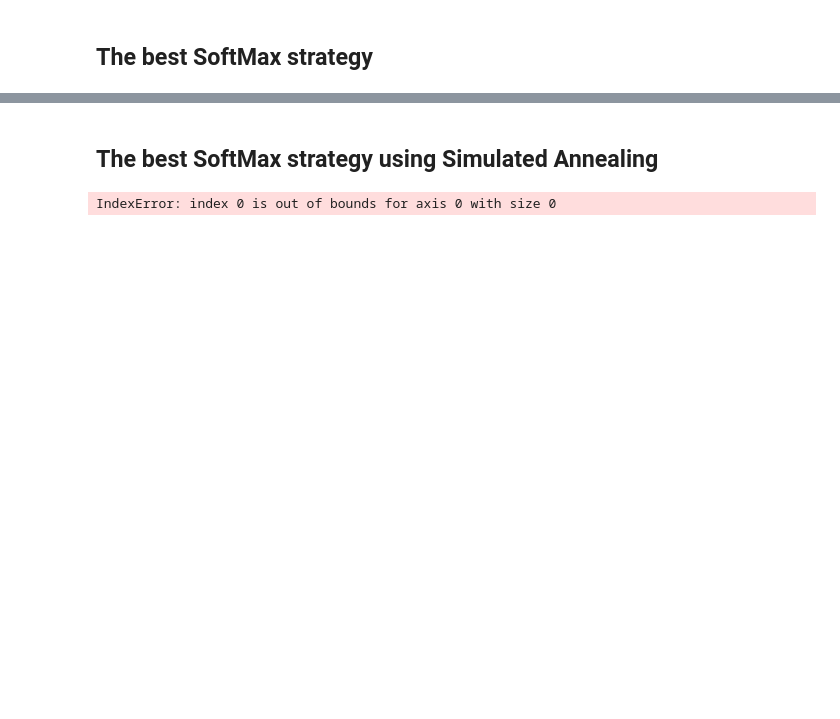
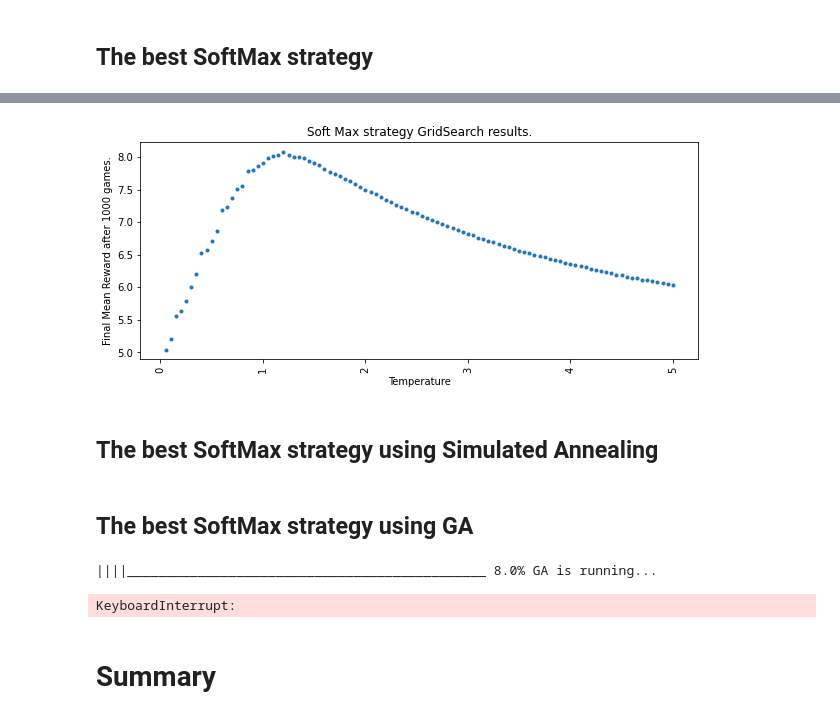
Before and after one commit to lhotaane/MultiArmedBandit, a Jupyter notebook: code/main.ipynb, the cells around one changed output, grey strips where cells are left out. Drawn from its saved outputs; the diff is of its cells as text; code cells hidden in the pictures; blank space fills up the shorter version.

```diff
--- a/main.ipynb
+++ b/code/main.ipynb
@@ -788,9 +818,27 @@ Best SoftMax strategy: T=1.15
+# %%
+chop = pd.DataFrame()
+
+chop['TV'] = df_softmax.columns.to_list()
+chop['reward'] = df_softmax.iloc[999].to_list()
+chop['Temperature'] = chop['TV'].apply(lambda x: x.replace('T=','')).astype(float)
+chop.head()
+
+plt.figure(figsize=(10,4))
+plt.plot(chop['Temperature'], chop['reward'], '.')
+plt.xticks(rotation=90)
+plt.xlabel('Temperature')
+plt.ylabel('Final Mean Reward after 1000 games.')
+plt.title('Soft Max strategy GridSearch results.')
+
+plt.savefig('SM.png')
+# %% [output]
+[figure, added]
 # %% [markdown]
 ## The best SoftMax strategy using Simulated Annealing
 # %%
 SA_softmax_results = {}
 
-for alfa in tqdm(np.linspace(0,1,11)):
+for alfa in tqdm(np.linspace(0.0001,1,11)):
     # Initialization
     bandit_rewards = np.zeros(iters)
 
@@ -804,9 +852,9 @@ for alfa in tqdm(np.linspace(0,1,11)):
 
 df_SA = pd.DataFrame(data = SA_softmax_results, index=range(1000))
 
+df_SA.to_csv('df_sa.csv')
+
 print('Best SoftMax + SA strategy:',df_SA.loc[df_SA.shape[0]-1].idxmax())
-# %% [output]
-IndexError: index 0 is out of bounds for axis 0 with size 0
 # %%
 plt.figure(figsize=(10,8))
 plt.plot(df_greedy[df_greedy.loc[df_greedy.shape[0]-1].idxmax()], label="Greedy: "+df_greedy.loc[df_greedy.shape[0]-1].idxmax())
@@ -820,3 +868,5 @@ plt.ylabel("Average Reward")
 plt.title("Average Rewards after "
     + str(episodes) + " Episodes for each strategy")
 plt.show()
+# %% [markdown]
+## The best SoftMax strategy using GA
@@ -822,0 +889,11 @@ plt.show()
+# %%
+varbound=np.array([[0.5,1.5]]*1)
+
+model=ga(function=f,dimension=1,variable_type='real',variable_boundaries=varbound, function_timeout=120)
+
+model.run()
+# %% [output]
+||||______________________________________________ 8.0% GA is running...
+KeyboardInterrupt:
+# %% [markdown]
+# Summary
```
Also changed, not shown: parts of 10 cells of this notebook, 28 other files.
